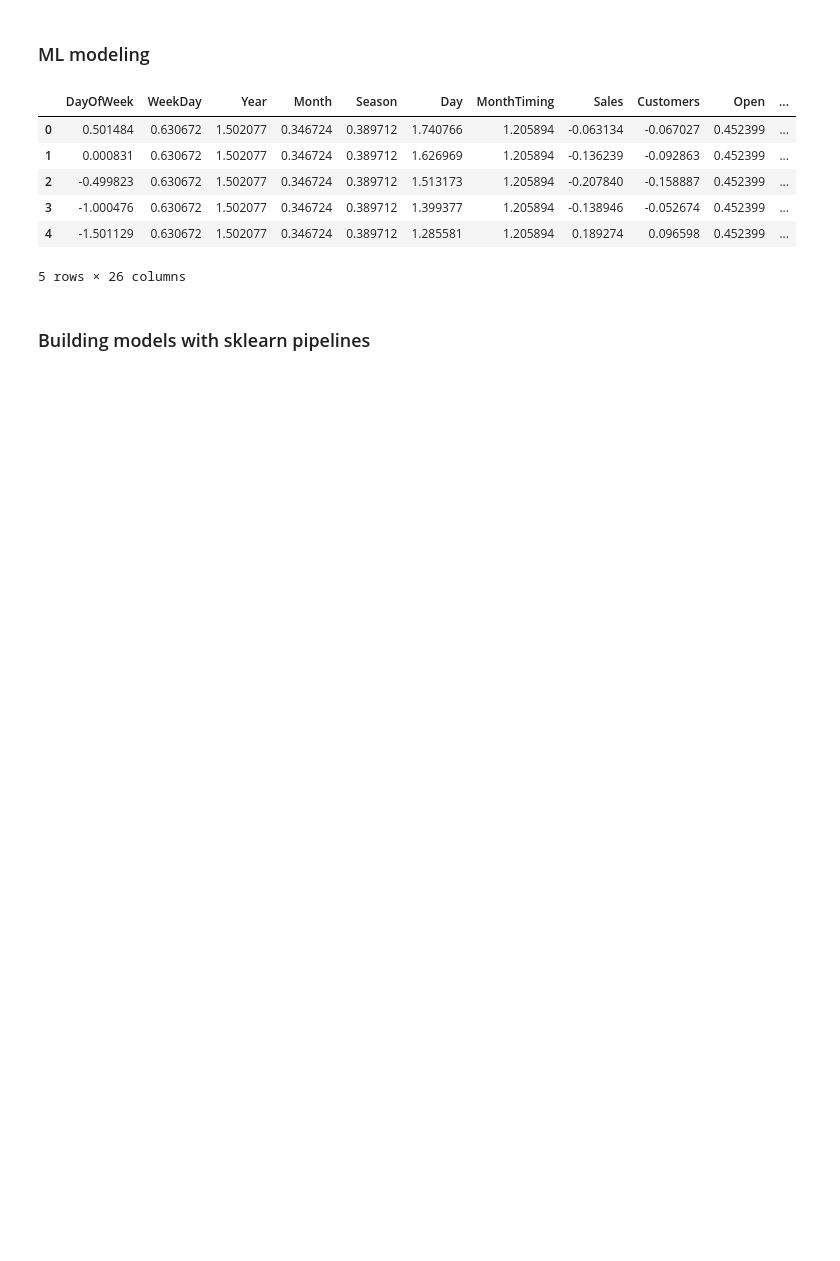
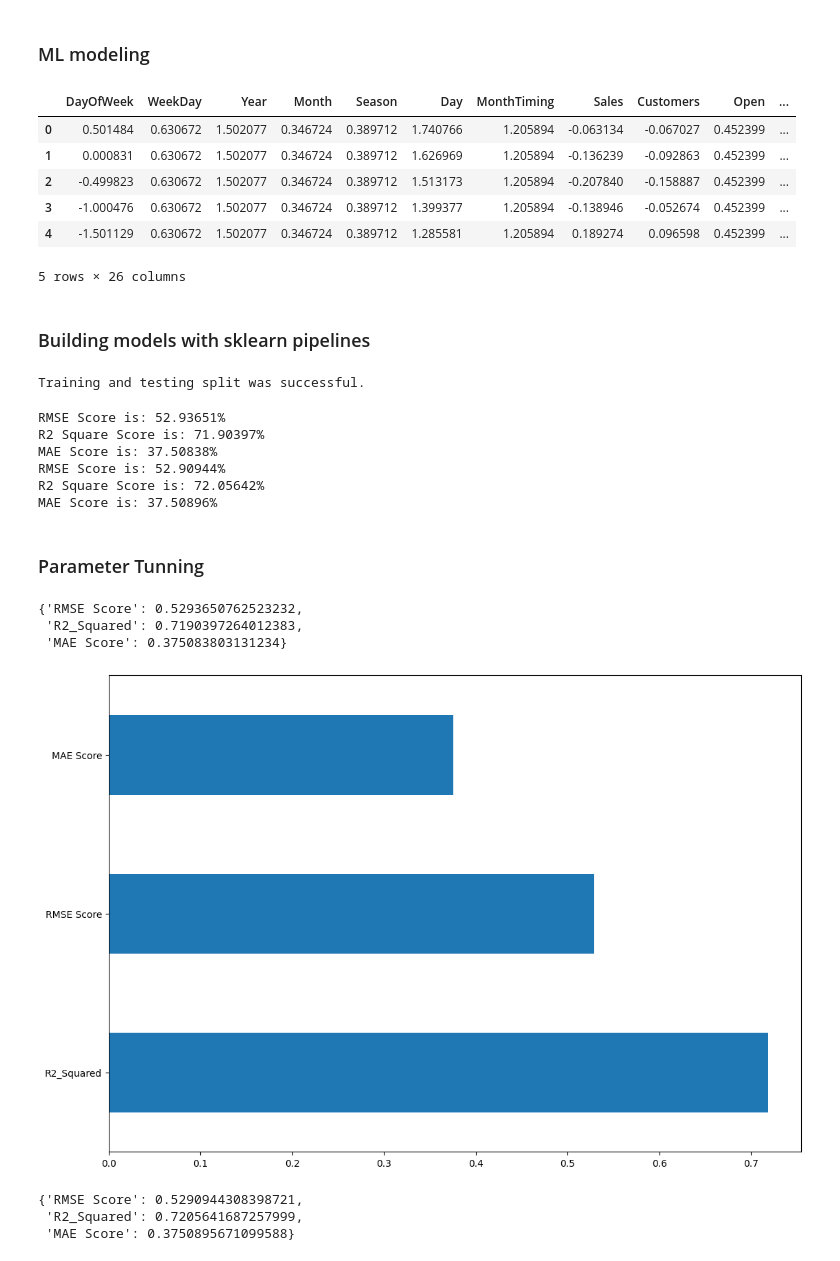
Before and after one commit to HenokD11/SalesPrediction, a Jupyter notebook: notebooks/ml_model.ipynb, the cells around one changed output. Cells and saved outputs as stored; diff of their text form; code cells hidden in the pictures; blank space fills up the shorter version.

```diff
--- a/notebooks/ml_model.ipynb
+++ b/notebooks/ml_model.ipynb
@@ -54,0 +59,44 @@ df.head()
+# %%
+# Splitting our dataset into train and test subsets
+X_train, X_test, y_train, y_test = train_test_split(X, y, test_size=0.2, random_state=42)
+X_train, X_valid, y_train, y_valid = train_test_split(X_train, y_train, test_size=0.2, random_state=42)
+print ("Training and testing split was successful.")
+# %% [output]
+Training and testing split was successful.
+# %%
+# Define the Pipeline
+model_pipeline = Pipeline(steps=[('random_forest', RandomForestRegressor(max_depth=10,random_state=2))])
+# %%
+def eval_metrics(actual, pred):
+    rmse = np.sqrt(mean_squared_error(actual, pred))
+    mae = mean_absolute_error(actual, pred)
+    r2 = r2_score(actual, pred)
+    print("RMSE Score is: {:.5%}".format(rmse))
+    print("R2 Square Score is: {:.5%}".format(r2))
+    print("MAE Score is: {:.5%}".format(mae))
+    return {f'RMSE Score': rmse, f'R2_Squared': r2, f'MAE Score': mae}
+# %%
+# Fit the pipeline with the data
+mlflow.autolog(log_input_examples=True, disable_for_unsupported_versions=True, silent=True)
+with mlflow.start_run() as run:
+    best_model = model_pipeline.fit(X_train, y_train)
+
+    train_score = best_model.score(X_train, y_train)
+    valid_score = best_model.score(X_valid, y_valid)
+    valid_metrics = eval_metrics(y_valid, best_model.predict(X_valid))
+    test_score = best_model.score(X_test, y_test)
+    test_metrics = eval_metrics(y_test, best_model.predict(X_test))
+
+    mlflow.log_metric("Valid Score", valid_score)
+    mlflow.log_metrics(valid_metrics)
+    mlflow.log_metric("Test Score", test_score)
+    mlflow.log_metrics(test_metrics)
+# %% [output]
+RMSE Score is: 52.93651%
+R2 Square Score is: 71.90397%
+MAE Score is: 37.50838%
+RMSE Score is: 52.90944%
+R2 Square Score is: 72.05642%
+MAE Score is: 37.50896%
+# %% [markdown]
+### Parameter Tunning
@@ -54,0 +137,18 @@ df.head()
+# %%
+valid_metrics
+# %% [output]
+{'RMSE Score': 0.5293650762523232,
+ 'R2_Squared': 0.7190397264012383,
+ 'MAE Score': 0.375083803131234}
+# %%
+plt.figure(figsize=(13,9))
+feat_importances = pd.Series(valid_metrics, index = valid_metrics.keys())
+feat_importances.nlargest(10).plot(kind='barh');
+# %% [output]
+[figure, added]
+# %%
+test_metrics
+# %% [output]
+{'RMSE Score': 0.5290944308398721,
+ 'R2_Squared': 0.7205641687257999,
+ 'MAE Score': 0.3750895671099588}
```
Also changed, not shown: parts of 7 cells of this notebook, 50 other files.
